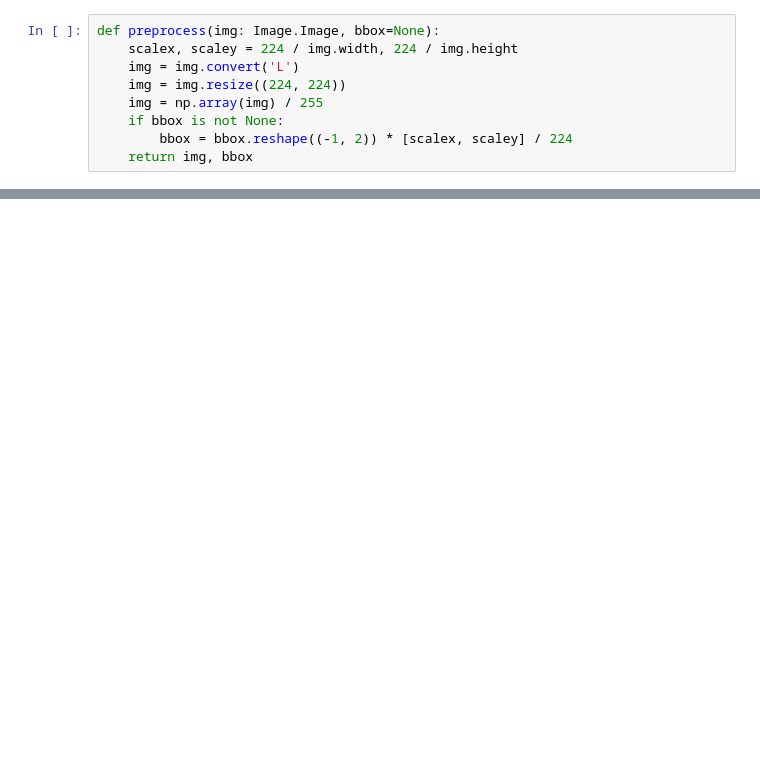
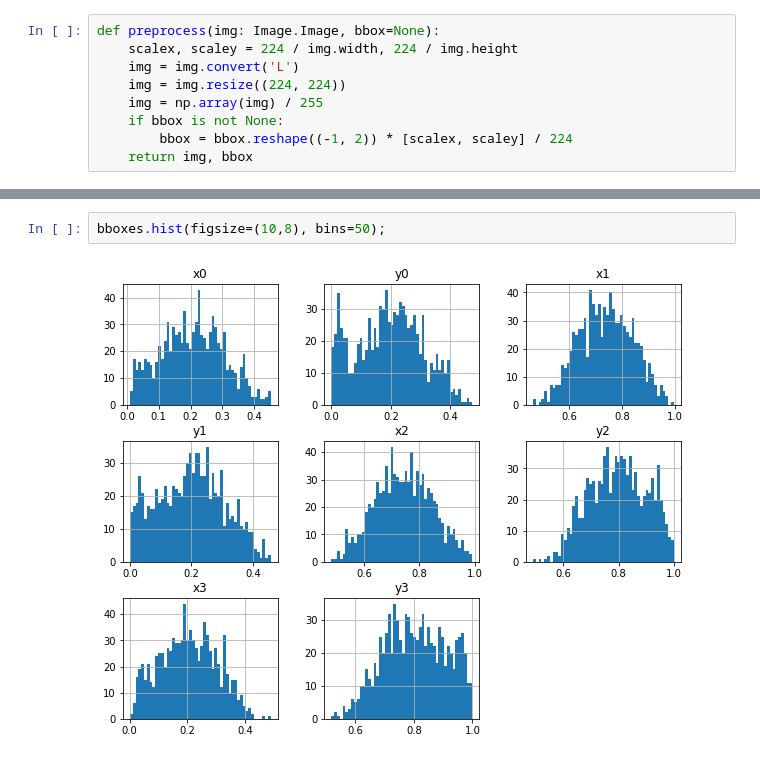
Before and after one commit to andraspalasti/sudoku-solver, a Jupyter notebook: notebooks/exploration.ipynb, the cells around one changed output, grey strips where cells are left out. Drawn from its saved outputs; the diff is of its cells as text; blank space fills up the shorter version.

```diff
--- a/notebooks/exploration.ipynb
+++ b/notebooks/exploration.ipynb
@@ -142,0 +132,4 @@ indices=tensor([[0, 0]]))
+# %%
+bboxes.hist(figsize=(10,8), bins=50);
+# %% [output]
+[figure, added]
```
Also changed, not shown: parts of 9 cells of this notebook, 1 other file.
